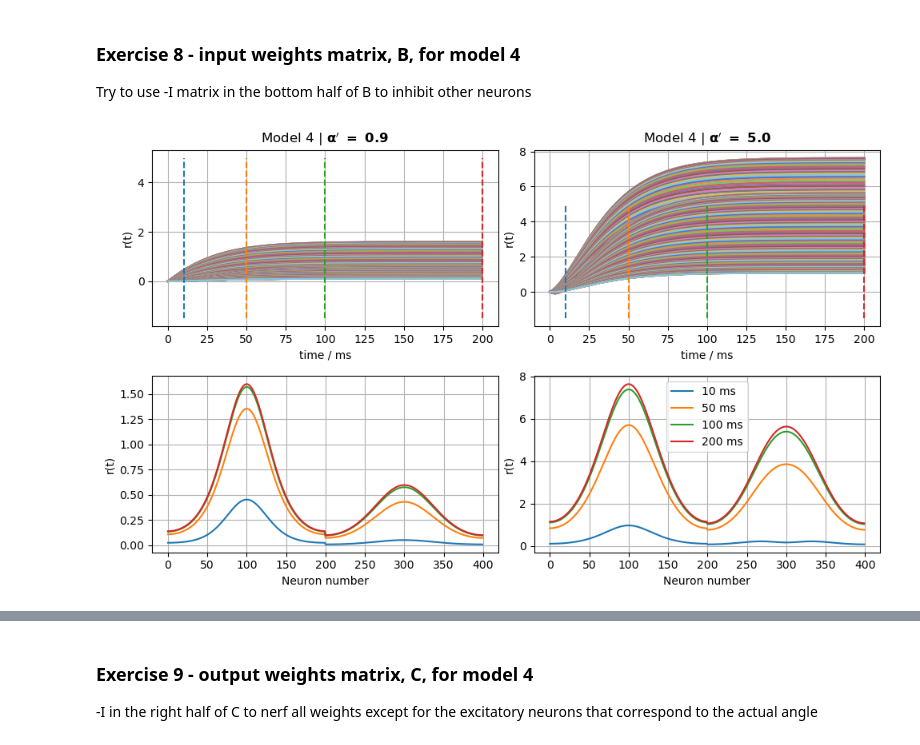
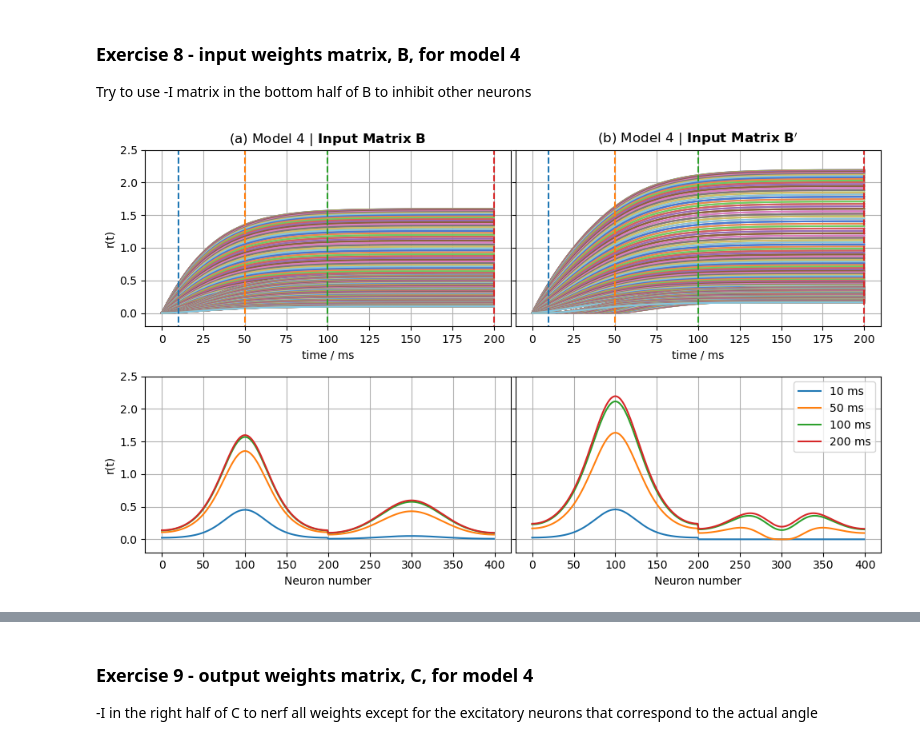
Before and after one commit to elbertwang00/4G3-Courseworks, a Jupyter notebook: Coursework1/coursework1.ipynb, the cells around one changed output, grey strips where cells are left out. Drawn from its saved outputs; the diff is of its cells as text; code cells hidden in the pictures.

```diff
--- a/Coursework1/coursework1.ipynb
+++ b/Coursework1/coursework1.ipynb
@@ -65,6 +65,7 @@ class V1Model:
 
     def rIntegrate(self):
         self.r = self.r + self.dt/self.tau * (-self.r + np.matmul(self.W, self.r) + np.matmul(self.B, self.h))
+        self.r = np.max(np.array([self.r, np.zeros(self.n)]), axis=0)
 
     def calcOutput(self):
         self.noisyOutput = np.matmul(self.C, self.r) + self.sigma*np.random.normal(0,1,self.m)
@@ -499,47 +504,63 @@ Try to use -I matrix in the bottom half of B to inhibit other neurons
 # Initialise models
 model4 = setModel4()
 BQ8 = np.concatenate((np.diag(np.ones(model4.m)), -np.diag(np.ones(model4.m))), axis=0)
-model4Q8 = setModel4(alpha=5,B=BQ8)
+model4Q8 = setModel4(B=BQ8)
 models = [model4, model4Q8]
 
 # 1ms steps are set as default
 responses = [[] for _ in models]
+noisyOutputs = [[] for _ in models]
 
 timesteps = np.arange(0,201)
 qTimes = [10,50,100,200]
 
 for i, model in enumerate(models):
     model.theta = np.pi
+    model.sigma = 0
 
     for t in timesteps:
         responses[i].append(model.r)
+        noisyOutputs[i].append(model.noisyOutput)
         model.stepTime()
 # %%
 sns.set_palette('muted')
 fig,ax = plt.subplots(2,2, figsize=[10,6])
 
 for i, modelIdx in enumerate([0,1]):
     ax[0,i].plot(timesteps, responses[modelIdx])
     ax[0,i].vlines(qTimes, -1.5, 5, colors=defaultColors[:4], linestyle='--')
     ax[0,i].grid()
     ax[0,i].set_xlabel('time / ms')
-    ax[0,i].set_ylabel('r(t)')
-    # ax[0,i].set_ylim([-0.2,4.5])
+    ax[0,i].set_ylim([-0.2,2.5])
 
     neurons = np.arange(0,models[modelIdx].n)
     for j, time in enumerate(qTimes):
-        ax[1,i-2].plot(neurons, responses[modelIdx][time], color=defaultColors[j])
+        ax[1,i-2].plot(neurons, np.array(responses[modelIdx][time]), color=defaultColors[j])
     ax[1,i-2].grid()
     ax[1,i-2].set_xlabel('Neuron number')
-    ax[1,i-2].set_ylabel('r(t)')
-    # ax[1,i-2].set_ylim([-0.2,4.5])
+    ax[1,i-2].set_ylim([-0.2,2.5])
 
-ax[0,0].set_title("Model 4 | $\\mathbf{α'\ =\ 0.9}$")
-ax[0,1].set_title("Model 4 | $\\mathbf{α'\ =\ 5.0}$")
+ax[0,0].set_ylabel('r(t)')
+ax[1,0].set_ylabel('r(t)')
+ax[0,1].set_yticklabels([])
+ax[1,1].set_yticklabels([])
+ax[0,0].set_title("(a) Model 4 | $\\mathbf{Input\ Matrix\ B}$")
+ax[0,1].set_title("(b) Model 4 | $\\mathbf{Input\ Matrix\ B'}$")
 ax[1,-1].legend([f'{qTime} ms' for qTime in qTimes])
-fig.tight_layout(h_pad=1, w_pad=0.5)
+fig.tight_layout(h_pad=1, w_pad=0.1)
 fig.show()
 
 sns.set_palette('tab10')
+
+# plt.figure()
+# plt.plot(neurons, responses[0][200])
+# plt.plot(neurons, responses[1][200])
+# plt.grid()
+# plt.show()
+
+# plt.figure(figsize=[6,3])
+# # plt.plot(np.arange(0,200), responses[3][200], color=defaultColors[j])
+# plt.plot(np.arange(0,200), noisyOutputs[1][200], color=defaultColors[j])
+# plt.show()
 # %% [output]
-[figure, old version]
+[figure, new version]
```
Also changed, not shown: parts of 12 cells of this notebook.
